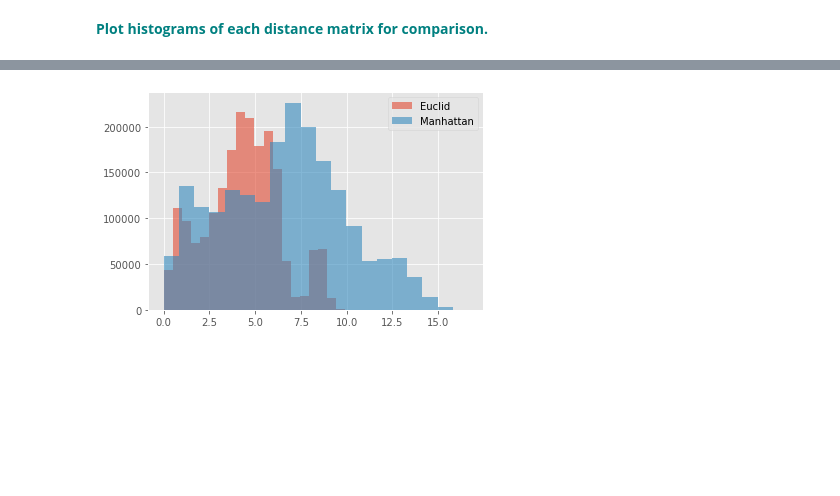
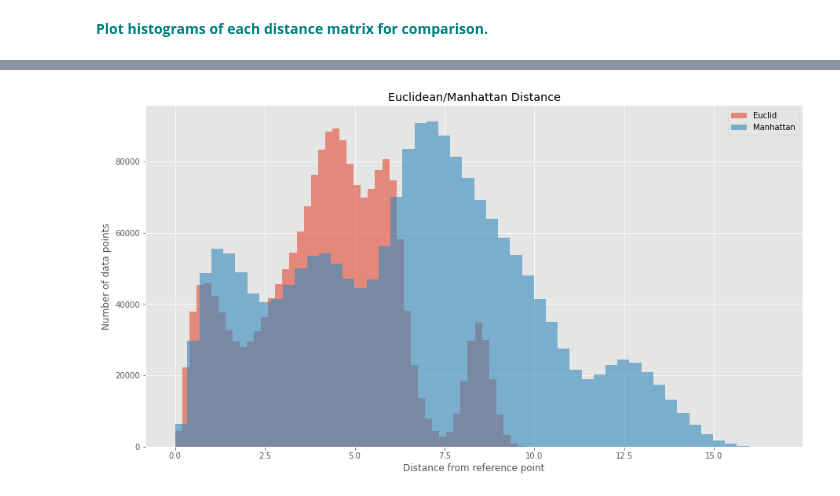
Before and after one commit to shaisid01/Data-Science, a Jupyter notebook: CaseStudies/Euclidean and Manhattan Distances/Euclidean_and_Manhattan_Distances_Case_Study.ipynb, the cells around one changed output, grey strips where cells are left out. Saved outputs shown, nothing was run; the diff lists cells and outputs as text; code cells hidden in the pictures; blank space fills up the shorter version.

```diff
--- a/CaseStudies/Euclidean and Manhattan Distances/Euclidean_and_Manhattan_Distances_Case_Study.ipynb
+++ b/CaseStudies/Euclidean and Manhattan Distances/Euclidean_and_Manhattan_Distances_Case_Study.ipynb
@@ -168,7 +216,11 @@ plt.show()
 # %%
-plt.hist(DistEuclid, bins=20, alpha=0.6)
-plt.hist(DistManhattan, bins=20, alpha=0.6)
+plt.figure(figsize=(15,8))
+plt.hist(DistEuclid, bins=50, alpha=0.6)
+plt.hist(DistManhattan, bins=50, alpha=0.6)
+plt.title("Euclidean/Manhattan Distance")
 plt.legend(['Euclid', 'Manhattan'])
+plt.xlabel("Distance from reference point")
+plt.ylabel("Number of data points")
 plt.show()
 # %% [output]
-[figure, old version]
+[figure, new version]
```
Also changed, not shown: parts of 12 cells of this notebook.
